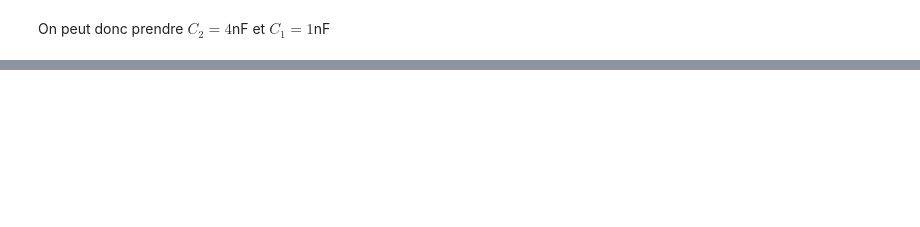
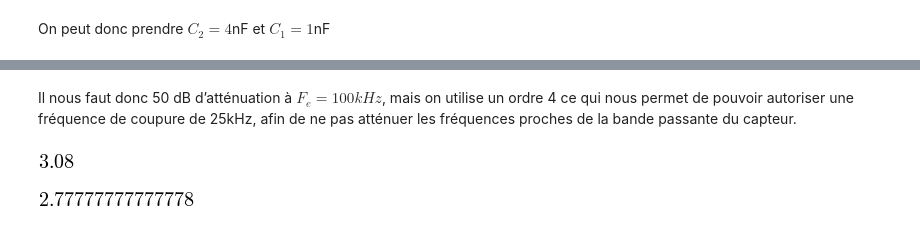
Before and after one commit to nim65s/N7, a Jupyter notebook: cours/TP Chaine d’Instrumentation.ipynb, the cells around one changed output, grey strips where cells are left out. Saved outputs shown, nothing was run; the diff lists cells and outputs as text; code cells hidden in the pictures; blank space fills up the shorter version.

```diff
--- a/cours/TP Chaine d’Instrumentation.ipynb
+++ b/cours/TP Chaine d’Instrumentation.ipynb
@@ -40,0 +109,14 @@ $\cfrac{V_s}{V_e}=-\cfrac{R_2R_3R_4}{ppR_1R_3R_4+pR_1R_2R_4+R_1R_2R_3}$
+# %% [markdown]
+Il nous faut donc 50 dB d’atténuation à $F_e = 100kHz$, mais on utilise un ordre 4 ce qui nous permet de pouvoir autoriser une fréquence de coupure de 25kHz, afin de ne pas atténuer les fréquences proches de la bande passante du capteur.
+# %%
+R431 = Symbol('R4/R3')
+R431 = solve(R431*tau*w/1.848-1, R431)[0]
+R431
+# %% [output]
+[figure, added]
+# %%
+R421 = Symbol('R4/R2')
+R421 = solve(R421*tau**2*w**2-1, R421)[0]
+R421
+# %% [output]
+[figure, added]
```
Also changed, not shown: parts of 25 cells of this notebook.
